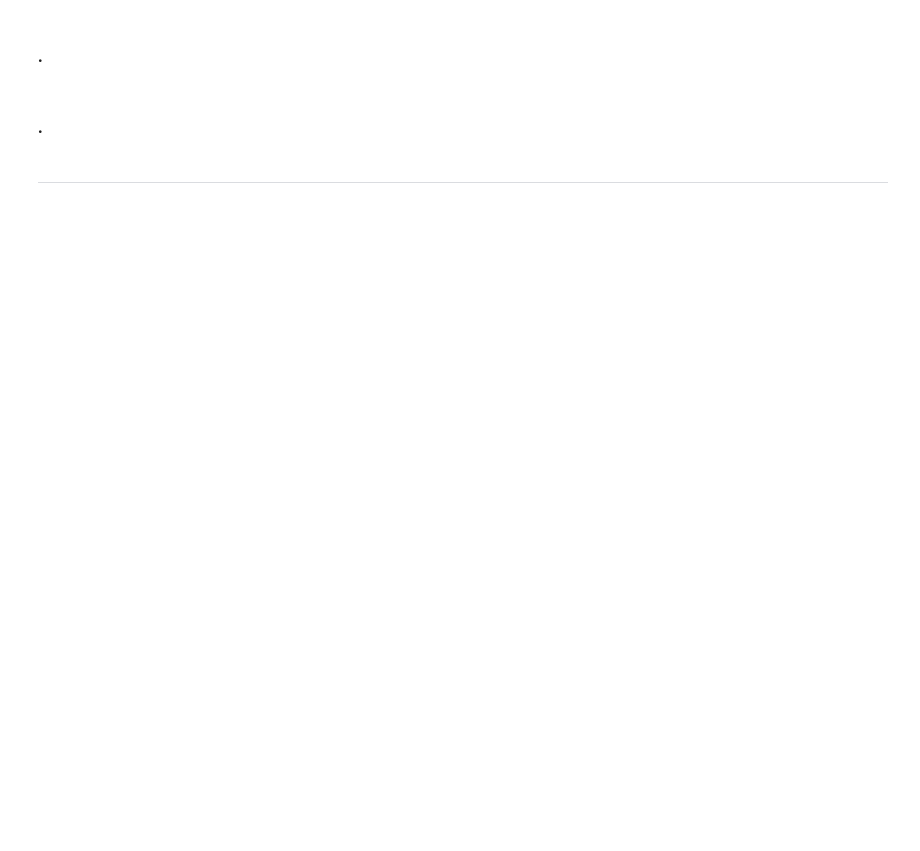
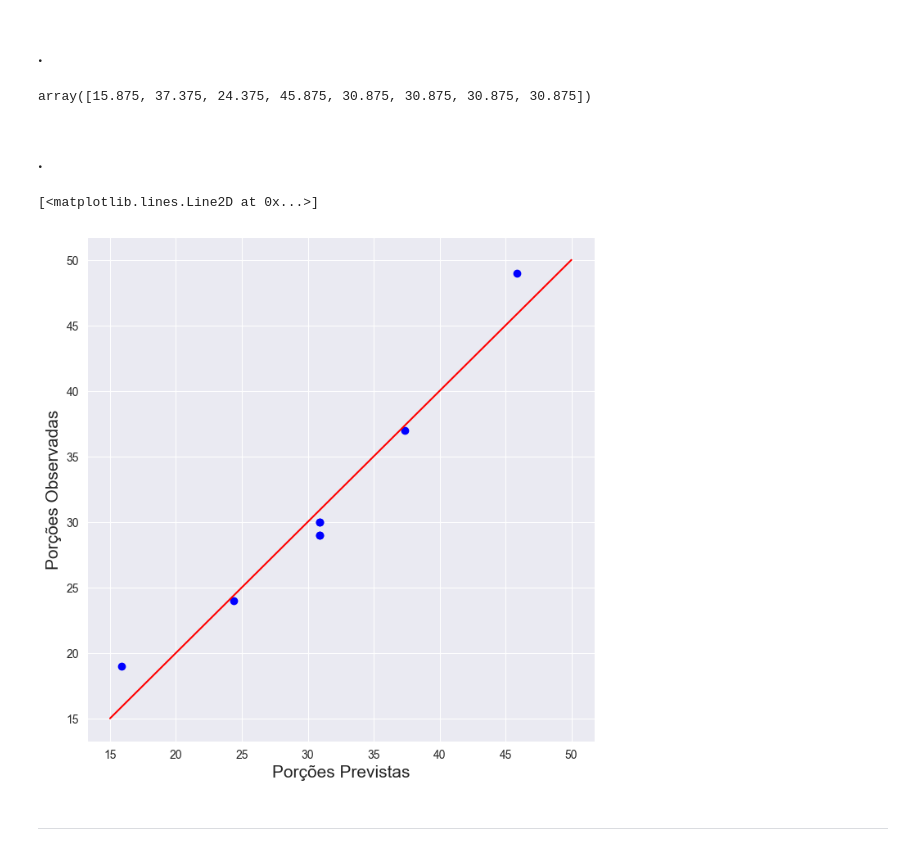
Before and after one commit to ciqueti/Analise_Experimentos, a Jupyter notebook: Planejamento_experimentos_aula.ipynb, the cells around one changed output. Cells and saved outputs as stored; diff of their text form; code cells hidden in the pictures; blank space fills up the shorter version.

```diff
--- a/Planejamento_experimentos_aula.ipynb
+++ b/Planejamento_experimentos_aula.ipynb
@@ -462,3 +514,5 @@ Novamente, agora pelo valor do teste t, temos que a interação da farinha com c
 # %% [markdown]
 <font color='red' style='font-size: 30px;'> Preditos por observados  </font>
 <hr style='border: 2px solid red;'>
+# %%
+observados = experimentos['Porcoes']
@@ -465,4 +531,10 @@ Novamente, agora pelo valor do teste t, temos que a interação da farinha com c
 # %% [markdown]
 ### .
+# %%
+previstos = modelo_2_adaptado.predict()
+# %%
+previstos
+# %% [output]
+array([15.875, 37.375, 24.375, 45.875, 30.875, 30.875, 30.875, 30.875])
 # %% [markdown]
 ### .
@@ -469,2 +543,13 @@ Novamente, agora pelo valor do teste t, temos que a interação da farinha com c
+# %%
+fig, ax = plt.subplots(figsize=(8,8))
+ax.scatter(y=observados, x=previstos, color='b')
+ax.set_ylabel('Porções Observadas', fontsize=15)
+ax.set_xlabel('Porções Previstas', fontsize=15)
+
+linha = [i for i in range(15,51)]
+ax.plot(linha, linha, color='r')
+# %% [output]
+[<matplotlib.lines.Line2D at 0x...>]
+[figure, added]
 # %% [markdown]
 <hr>
```
Also changed, not shown: parts of 24 cells of this notebook.
